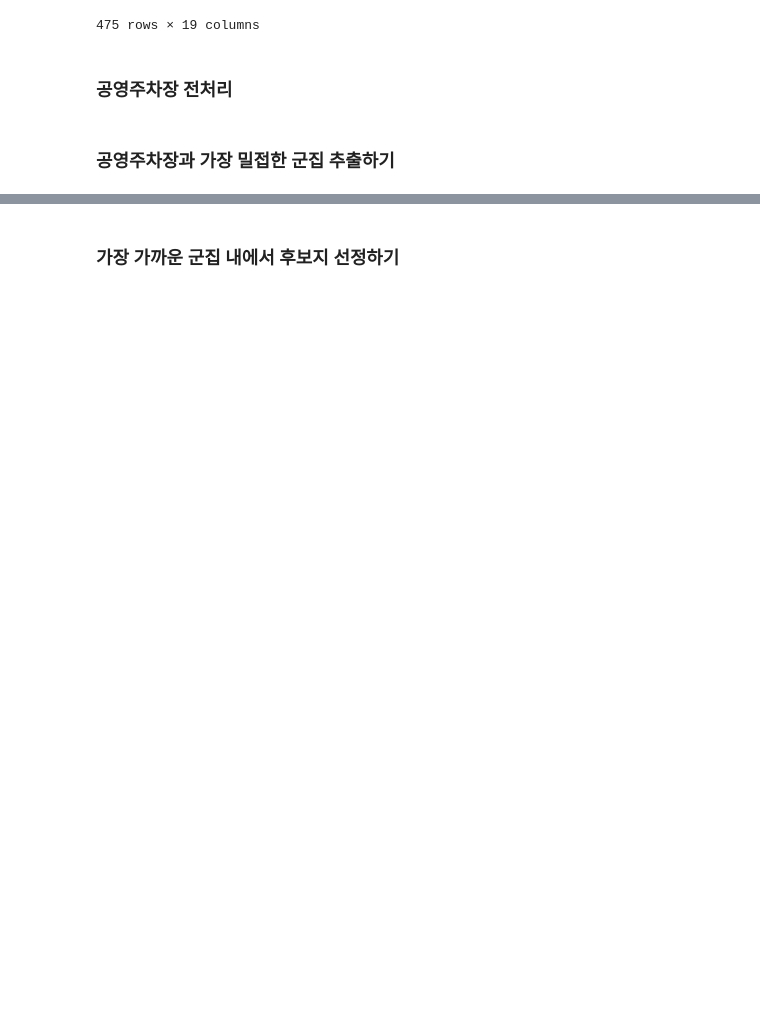
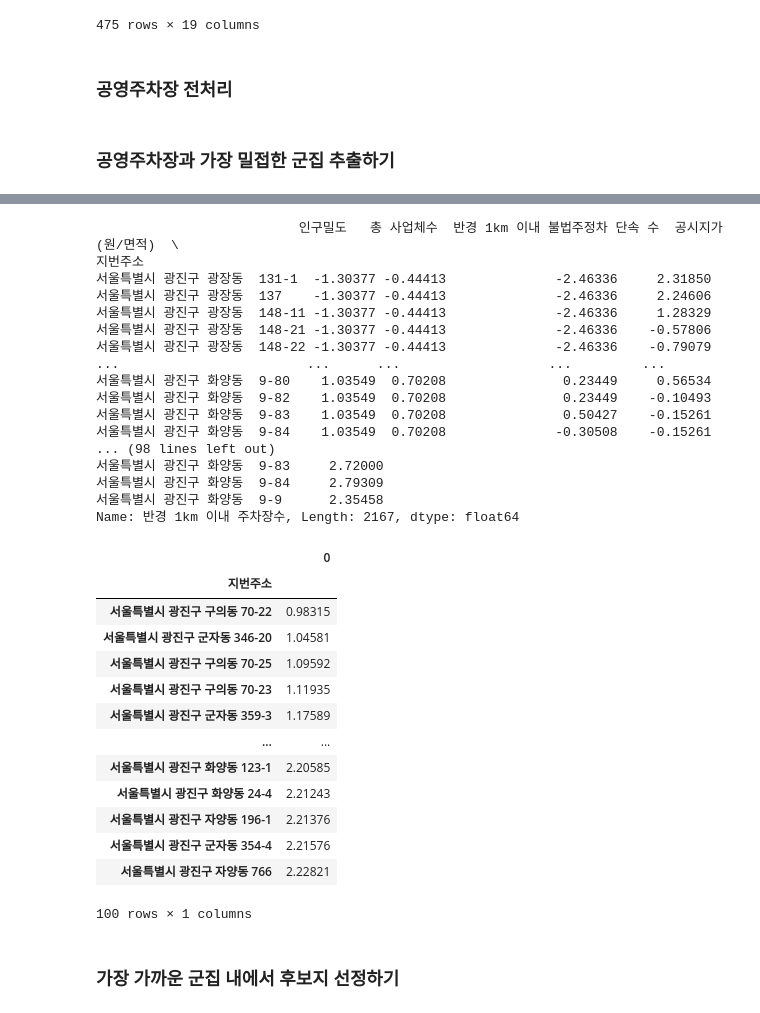
Before and after one commit to kgh1997/Project_Seoul_Gwangjin_gu, a Jupyter notebook: label.ipynb, the cells around one changed output, grey strips where cells are left out. Drawn from its saved outputs; the diff is of its cells as text; code cells hidden in the pictures; blank space fills up the shorter version.

```diff
--- a/label.ipynb
+++ b/label.ipynb
@@ -99,0 +50,7 @@ dtype: float64
+# %%
+def get_scaler(df):
+    from sklearn.preprocessing import StandardScaler
+    scaler = StandardScaler()
+    scaled_df = scaler.fit_transform(df.values)
+    scaled_df = pd.DataFrame(data=scaled_df, index=df.index, columns=df.columns)
+    return scaled_df
@@ -99,0 +59,3 @@ dtype: float64
+# %%
+scaled_df = get_scaler(adr_df.drop(columns="Cluster9"))
+scaled_label = get_scaler(label)
@@ -99,0 +65,22 @@ dtype: float64
+# %%
+def get_distance(groupby_df, label, column_name):
+    '''
+    군집별로 정답 데이터와의 거리를 구하는 함수입니다.
+    groupby_df: 군집 라벨 값이 포함된 데이터프레임
+    label: 공영주차장의 데이터프레임
+    column_name: 그룹으로 묶을 컬럼 이름인자
+    '''
+    import numpy as np
+    import pandas as pd
+
+    groupby_df = groupby_df.groupby(column_name).mean() # 각 군집별로 평균값을 가진 데이터프레임
+    print(groupby_df)
+    label_means = label.mean() # 정답 데이터의 평균
+    print(label_means)
+    distances = []
+    for column in groupby_df.columns:
+        distance =  np.sqrt(np.square(groupby_df.groupby(column_name).mean()[column] - label.mean()[column]))
+        print(distance)
+        distances.append(distance)
+    distances = pd.DataFrame(distances).sum()
+    return distances
@@ -109,5 +137,45 @@ label.mean()
 역과의최단거리                    723.53684
 반경 1km 이내 주차장수              93.47789
 dtype: float64
+# %%
+df_6 = adr_df[adr_df["Cluster9"]==6] # 6번 군집 추출
+scaled_df_6 = get_scaler(df_6.drop("Cluster9",axis=1)) # 스케일링 하기
+scaled_df_6.reset_index(inplace=True)
+# %%
+# 정답 데이터와 제일 근접한 상위 100개 추출
+df = pd.DataFrame(get_distance(scaled_df_6,scaled_label,"지번주소").sort_values()[:100])
+df
+# %% [output]
+                          인구밀도   총 사업체수  반경 1km 이내 불법주정차 단속 수  공시지가(원/면적)  \
+지번주소
+서울특별시 광진구 광장동  131-1  -1.30377 -0.44413              -2.46336     2.31850
+서울특별시 광진구 광장동  137    -1.30377 -0.44413              -2.46336     2.24606
+서울특별시 광진구 광장동  148-11 -1.30377 -0.44413              -2.46336     1.28329
+서울특별시 광진구 광장동  148-21 -1.30377 -0.44413              -2.46336    -0.57806
+서울특별시 광진구 광장동  148-22 -1.30377 -0.44413              -2.46336    -0.79079
+...                        ...      ...                   ...         ...
+서울특별시 광진구 화양동  9-80    1.03549  0.70208               0.23449     0.56534
+서울특별시 광진구 화양동  9-82    1.03549  0.70208               0.23449    -0.10493
+서울특별시 광진구 화양동  9-83    1.03549  0.70208               0.50427    -0.15261
+서울특별시 광진구 화양동  9-84    1.03549  0.70208              -0.30508    -0.15261
+... (98 lines left out)
+서울특별시 광진구 화양동  9-83     2.72000
+서울특별시 광진구 화양동  9-84     2.79309
+서울특별시 광진구 화양동  9-9      2.35458
+Name: 반경 1km 이내 주차장수, Length: 2167, dtype: float64
+|  | 0 |
+| 지번주소 |  |
+| 서울특별시 광진구 구의동 70-22 | 0.98315 |
+| 서울특별시 광진구 군자동 346-20 | 1.04581 |
+| 서울특별시 광진구 구의동 70-25 | 1.09592 |
+| 서울특별시 광진구 구의동 70-23 | 1.11935 |
+| 서울특별시 광진구 군자동 359-3 | 1.17589 |
+| ... | ... |
+| 서울특별시 광진구 화양동 123-1 | 2.20585 |
+| 서울특별시 광진구 화양동 24-4 | 2.21243 |
+| 서울특별시 광진구 자양동 196-1 | 2.21376 |
+| 서울특별시 광진구 군자동 354-4 | 2.21576 |
+| 서울특별시 광진구 자양동 766 | 2.22821 |
+100 rows × 1 columns
 # %% [markdown]
 ### 가장 가까운 군집 내에서 후보지 선정하기
```
Also changed, not shown: parts of 20 cells of this notebook.
